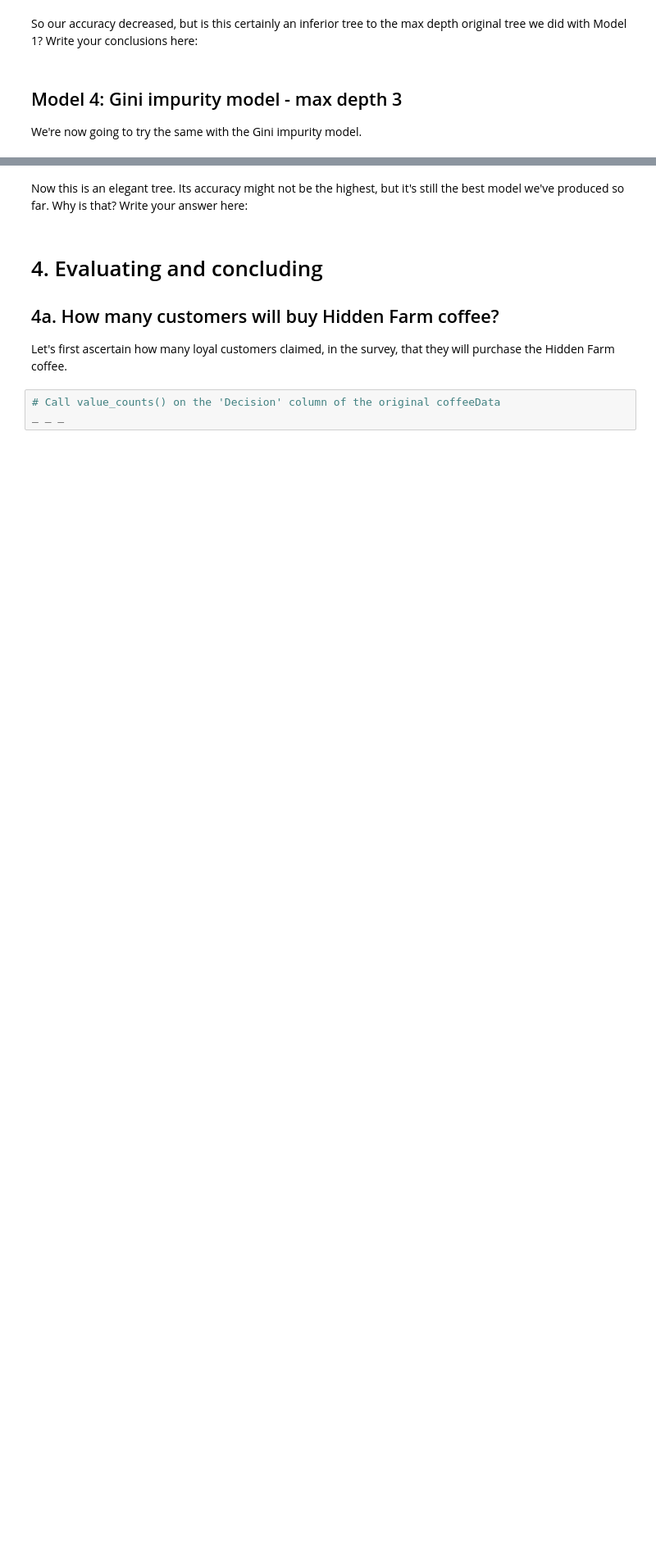
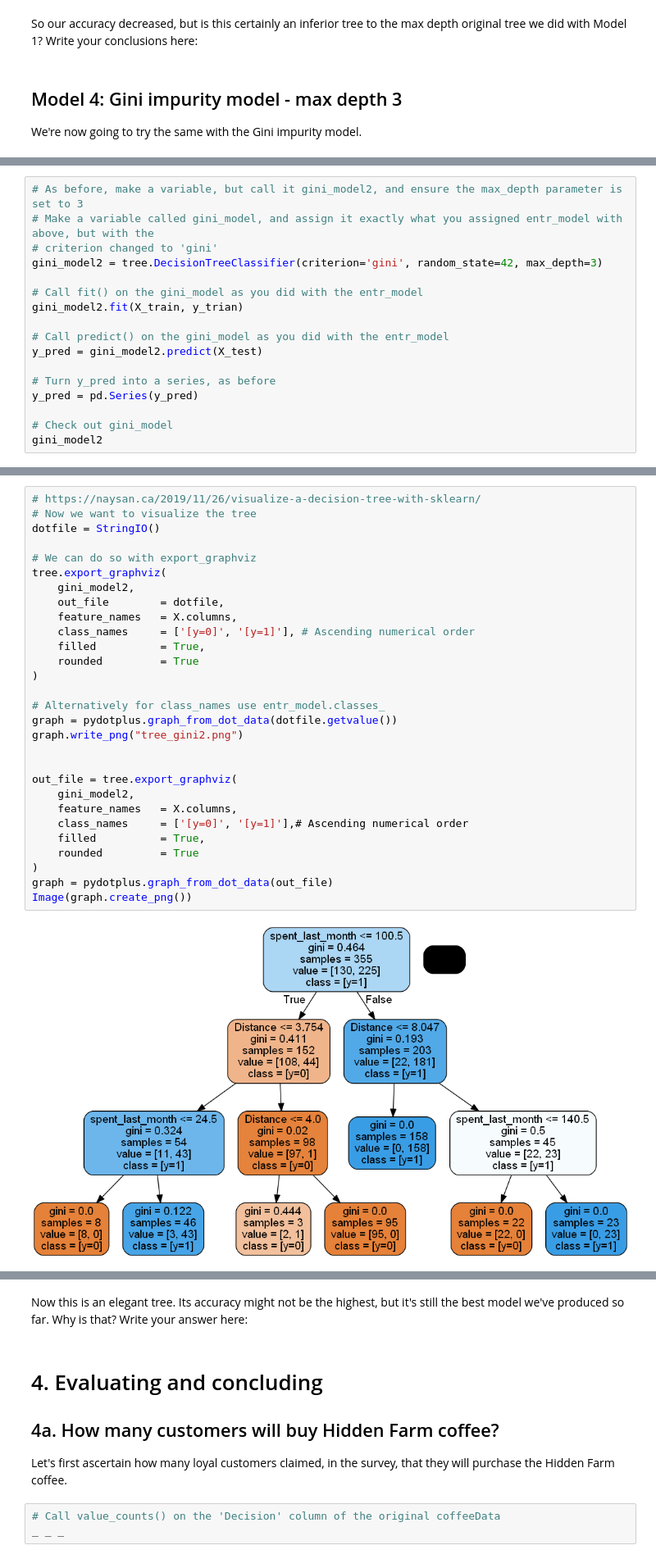
Before and after one commit to ChadDelany/Case_Study-Decision_Tree, a Jupyter notebook: Springboard Decision Tree Specialty Coffee Case Study - Tier 3.ipynb, the cells around one changed output, grey strips where cells are left out. Shown at 82% size. Saved outputs shown, nothing was run; the diff lists cells and outputs as text; blank space fills up the shorter version.

```diff
--- a/Springboard Decision Tree Specialty Coffee Case Study - Tier 3.ipynb
+++ b/Springboard Decision Tree Specialty Coffee Case Study - Tier 3.ipynb
@@ -530,0 +564,17 @@ _ _ _
+# %%
+# As before, make a variable, but call it gini_model2, and ensure the max_depth parameter is set to 3
+# Make a variable called gini_model, and assign it exactly what you assigned entr_model with above, but with the
+# criterion changed to 'gini'
+gini_model2 = tree.DecisionTreeClassifier(criterion='gini', random_state=42, max_depth=3)
+
+# Call fit() on the gini_model as you did with the entr_model
+gini_model2.fit(X_train, y_trian)
+
+# Call predict() on the gini_model as you did with the entr_model
+y_pred = gini_model2.predict(X_test)
+
+# Turn y_pred into a series, as before
+y_pred = pd.Series(y_pred)
+
+# Check out gini_model
+gini_model2
@@ -531,3 +583,34 @@ _ _ _
+# %%
+# https://naysan.ca/2019/11/26/visualize-a-decision-tree-with-sklearn/
+# Now we want to visualize the tree
+dotfile = StringIO()
+
+# We can do so with export_graphviz
+tree.export_graphviz(
+    gini_model2,
+    out_file        = dotfile,
+    feature_names   = X.columns,
+    class_names     = ['[y=0]', '[y=1]'], # Ascending numerical order
+    filled          = True,
+    rounded         = True
+)
+
+# Alternatively for class_names use entr_model.classes_
+graph = pydotplus.graph_from_dot_data(dotfile.getvalue())
+graph.write_png("tree_gini2.png")
+
+
+out_file = tree.export_graphviz(
+    gini_model2,
+    feature_names   = X.columns,
+    class_names     = ['[y=0]', '[y=1]'],# Ascending numerical order
+    filled          = True,
+    rounded         = True
+)
+graph = pydotplus.graph_from_dot_data(out_file)
+Image(graph.create_png())
+# %% [output]
+[figure, added]
 # %%
 print("Gini impurity  model - max depth 3")
 print("Accuracy:", metrics.accuracy_score(y_test,y_pred))
```
Also changed, not shown: parts of 9 cells of this notebook, 2 other files.
